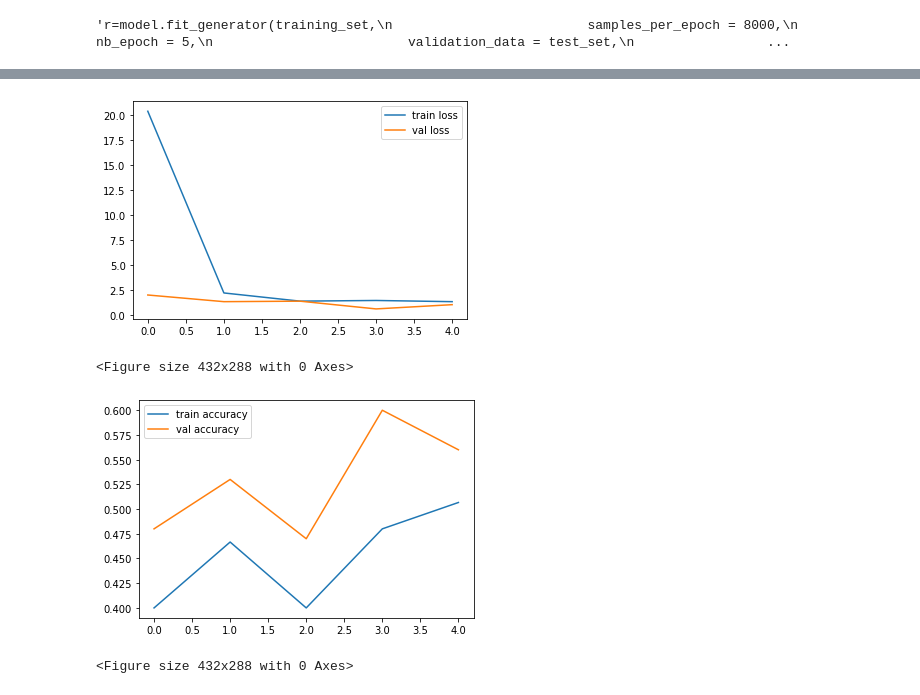
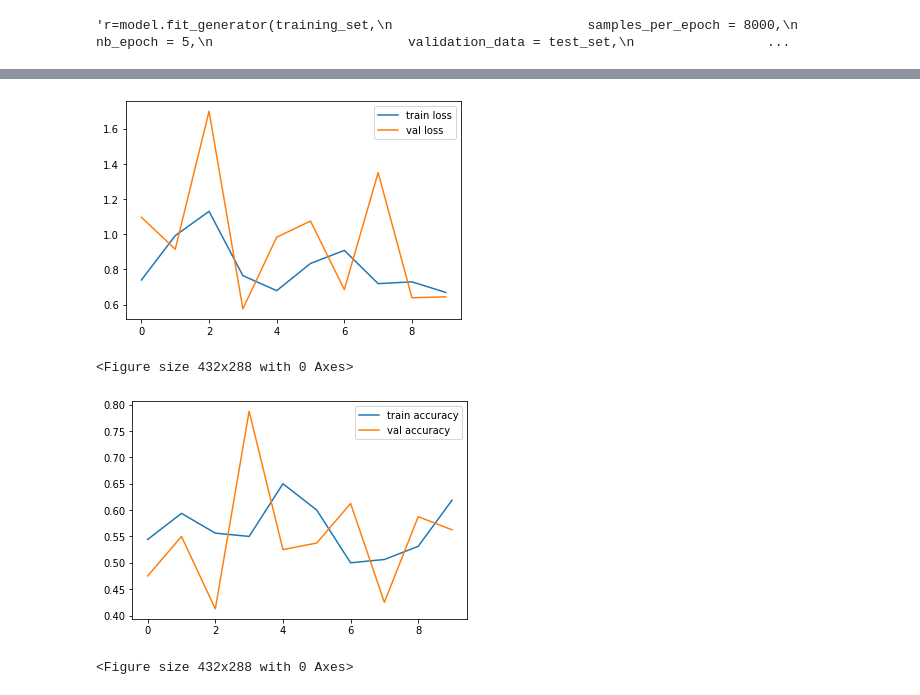
Before and after one commit to beatricekiplagat/Deepfake-Audio-Recognition, a Jupyter notebook: DEEPFAKE_AUDIO_DETECTION_TRANSFER_LEARNING_MODELS_ResNet50.ipynb, the cells around one changed output, grey strips where cells are left out. Saved outputs shown, nothing was run; the diff lists cells and outputs as text; code cells hidden in the pictures.

Commit message:
Resnet50 with WANDB

```diff
--- a/DEEPFAKE_AUDIO_DETECTION_TRANSFER_LEARNING_MODELS_ResNet50.ipynb
+++ b/DEEPFAKE_AUDIO_DETECTION_TRANSFER_LEARNING_MODELS_ResNet50.ipynb
@@ -107,12 +151,12 @@ test_datagen = ImageDataGenerator(rescale = 1./255)
 
 training_set = train_datagen.flow_from_directory('/content/drive/MyDrive/DEEPFAKE AUDIO DETECTION PROJECT/DATASETS/Train/',
                                                  target_size = (224, 224),
-                                                 batch_size = 5,
+                                                 batch_size = 4,
                                                  class_mode = 'binary')
 
 test_set = test_datagen.flow_from_directory('/content/drive/MyDrive/DEEPFAKE AUDIO DETECTION PROJECT/DATASETS/Test/',
                                             target_size = (224, 224),
-                                            batch_size = 5,
+                                            batch_size = 4,
                                             class_mode = 'binary')
 
 '''r=model.fit_generator(training_set,
@@ -129,8 +173,9 @@ Found 400 images belonging to 2 classes.
 r = model.fit_generator(
   training_set,
   validation_data=test_set,
-  epochs=5,
-  steps_per_epoch=15, #len(training_set),
-  validation_steps=20 #len(test_set)
+  epochs=10,
+  steps_per_epoch=40, #len(training_set),
+  validation_steps=20, #len(test_set)
+  callbacks=[WandbCallback()]
 )
 # %% [output]
@@ -152,21 +207,21 @@ plt.legend()
 plt.show()
 plt.savefig('LossVal_loss')
 # %% [output]
-[figure, old version]
+[figure, new version]
 <Figure size 432x288 with 0 Axes>
 # %%
 # accuracies
 plt.plot(r.history['accuracy'], label='train accuracy')
 plt.plot(r.history['val_accuracy'], label='val accuracy')
 plt.legend()
 plt.show()
 plt.savefig('AccVal_acc')
 
 import tensorflow as tf
 
 from keras.models import load_model
 
-model.save('facefeatures_new_model.h5')
+model.save('DeepfakeAudioDetectionResnet.h5')
 # %% [output]
-[figure, old version]
+[figure, new version]
 <Figure size 432x288 with 0 Axes>
```
Also changed, not shown: parts of 4 cells of this notebook.
